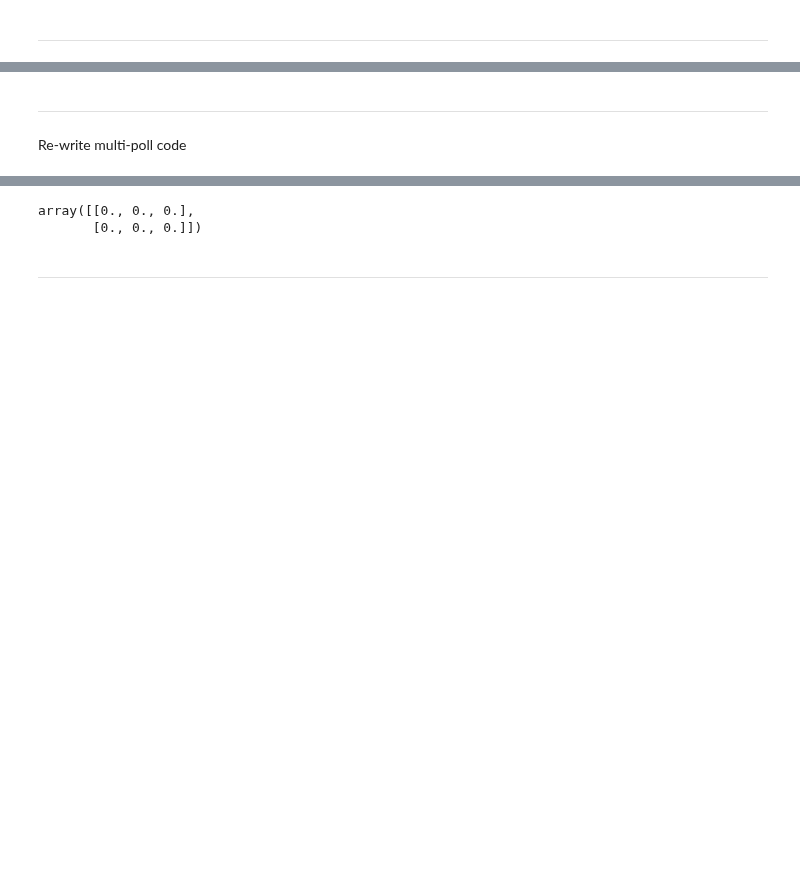
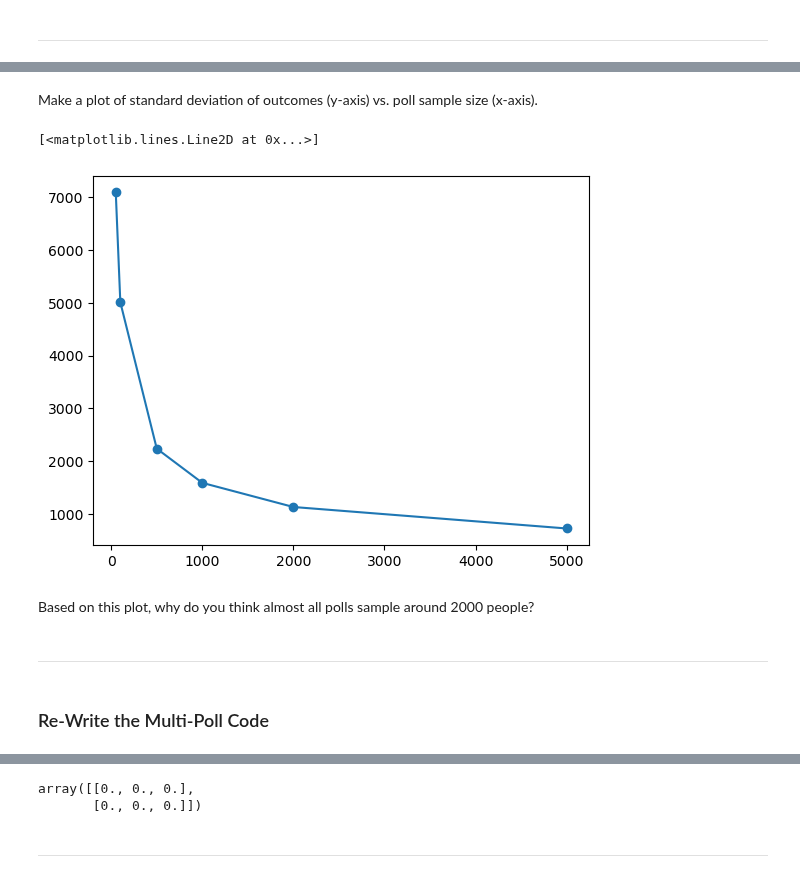
Before and after one commit to psychdatascience/FDS-CourseTwo, a Jupyter notebook: tu16_HW_S.ipynb, the cells around one changed output, grey strips where cells are left out. Drawn from its saved outputs; the diff is of its cells as text; code cells hidden in the pictures; blank space fills up the shorter version.

```diff
--- a/tu16_HW_S.ipynb
+++ b/tu16_HW_S.ipynb
@@ -45,4 +95,16 @@ Run election simulations for differently sized polls
+# %% [markdown]
+Make a plot of standard deviation of outcomes (y-axis) vs. poll sample size (x-axis).
+# %%
+samp_sizes = [50, 100, 500, 1000, 2000, 5000]
+emp_sds = [7088.5, 5010.6, 2239.0, 1591.1, 1134.1, 727.5]
+import matplotlib.pyplot as plt
+plt.plot(samp_sizes, emp_sds, '-o')
+# %% [output]
+[<matplotlib.lines.Line2D at 0x...>]
+[figure, added]
+# %% [markdown]
+Based on this plot, why do you think almost all polls sample around 2000 people?
 # %% [markdown]
 ---
 # %% [markdown]
-Re-write multi-poll code
+### Re-Write the Multi-Poll Code
```
Also changed, not shown: parts of 40 cells of this notebook, 1 other file.
